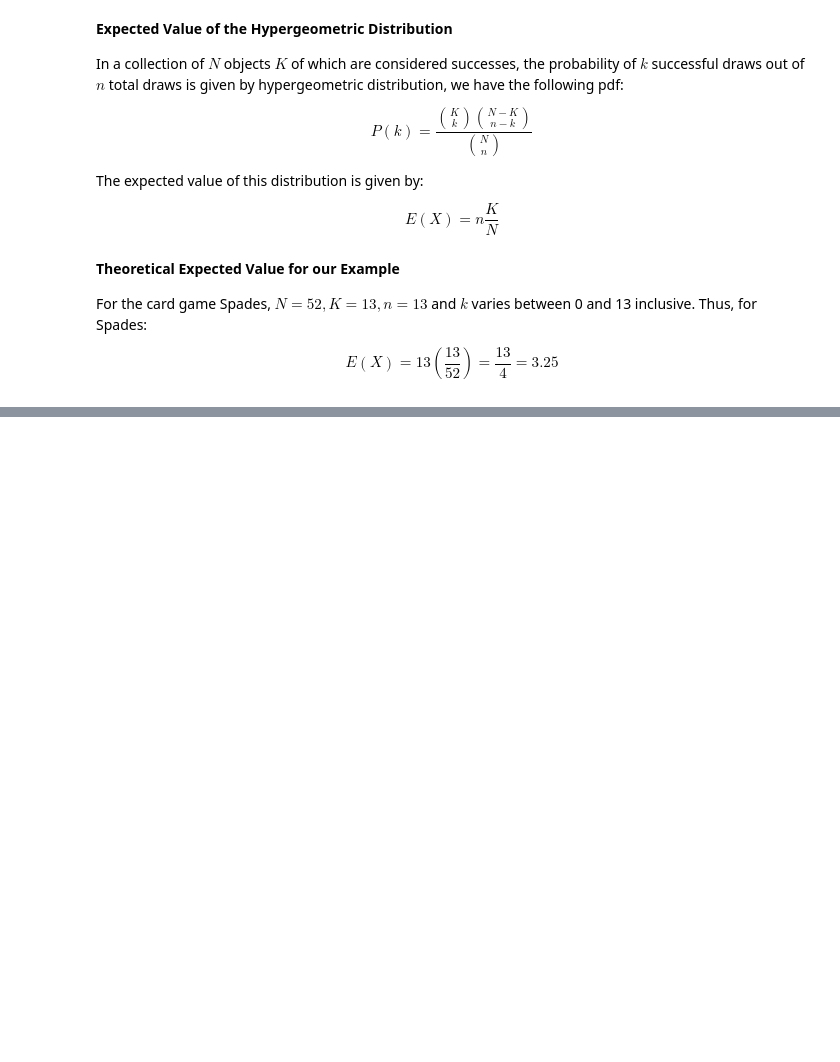
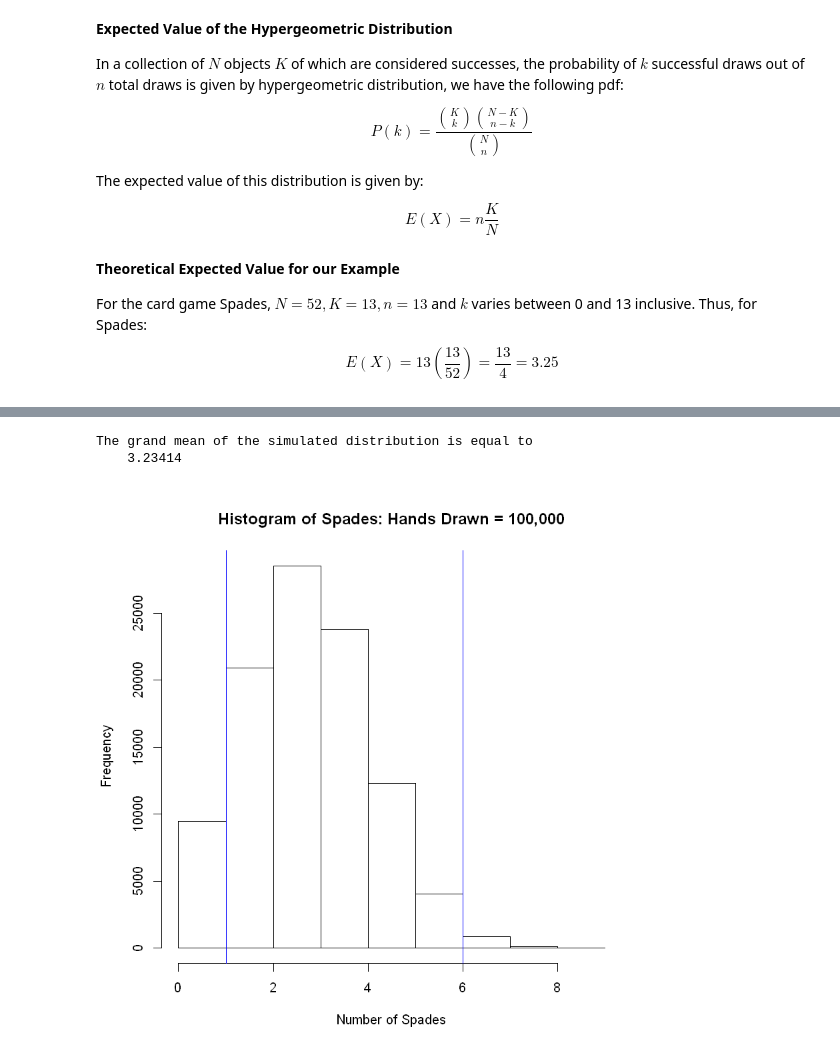
Before and after one commit to StraightDraw/probstat, a Jupyter notebook: S2b.ipynb, the cells around one changed output, grey strips where cells are left out. Cells and saved outputs as stored; diff of their text form; code cells hidden in the pictures; blank space fills up the shorter version.

```diff
--- a/S2b.ipynb
+++ b/S2b.ipynb
@@ -156,0 +197,19 @@ The grand mean of the simulated distribution is equal to
+# %%
+num_success <- c()     # create a vector to store the number of successes for each sample drawn
+num_samps = 100000     # set the number of samples to be drawn
+
+for (i in 1:num_samps){
+    hand <- sample(deck_df$suits, 13)     # draw 13 cards, count number of Spades
+    num_success[i] <- sum( hand  == 'S' )     # count and store the number of Spades from this trial
+}
+
+lower <- quantile(num_success, prob = 0.05)     # Calcuate the 5th percentile.
+upper <- quantile(num_success, prob = 0.95)     # Calcuate the 95th percentile.
+cat('The grand mean of the simulated distribution is equal to\n   ',mean(num_success) )
+hist(num_success, breaks = 12, main = 'Histogram of Spades: Hands Drawn = 100,000', xlab = 'Number of Spades')
+abline( v = lower, col="blue")     # Add vertical line at 5th percentile
+abline(v = upper, col="blue")      # Add vertical line at 95th percentile
+# %% [output]
+The grand mean of the simulated distribution is equal to
+    3.23414
+[figure, added]
```
Also changed, not shown: parts of 10 cells of this notebook, 51 other files.
